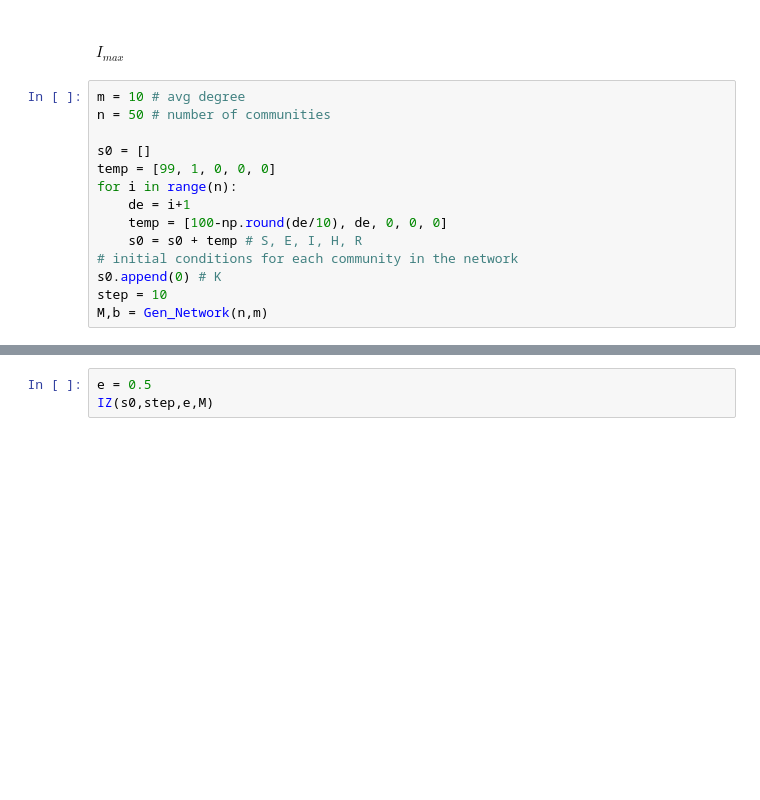
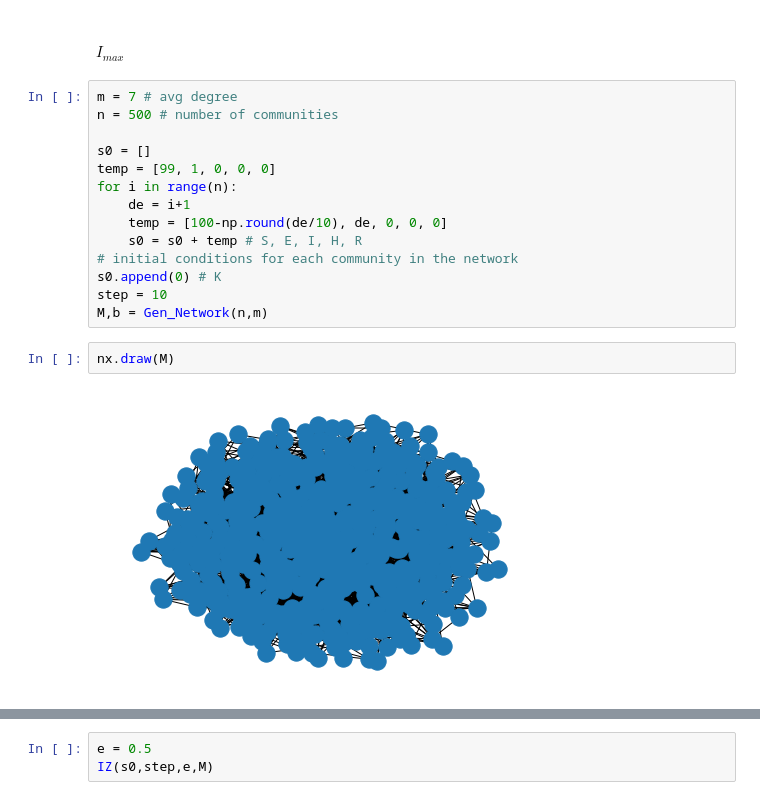
Before and after one commit to ashuthosh-bharadwaj/DPCN_Project, a Jupyter notebook: Codes/BA_IZ.ipynb, the cells around one changed output, grey strips where cells are left out. Saved outputs shown, nothing was run; the diff lists cells and outputs as text; blank space fills up the shorter version.

```diff
--- a/Codes/BA_IZ.ipynb
+++ b/Codes/BA_IZ.ipynb
@@ -215,8 +215,8 @@ x = 0.02
 # %% [markdown]
 #### $I_{max}$
 # %%
-m = 10 # avg degree
-n = 50 # number of communities
+m = 7 # avg degree
+n = 500 # number of communities
 
 s0 = []
 temp = [99, 1, 0, 0, 0]
@@ -228,6 +228,10 @@ for i in range(n):
 s0.append(0) # K
 step = 10
 M,b = Gen_Network(n,m)
+# %%
+nx.draw(M)
+# %% [output]
+[figure, added]
 # %%
 e = 0.005
 IZ(s0,step,e,M)
```
Also changed, not shown: parts of 4 cells of this notebook, 23 other files.
